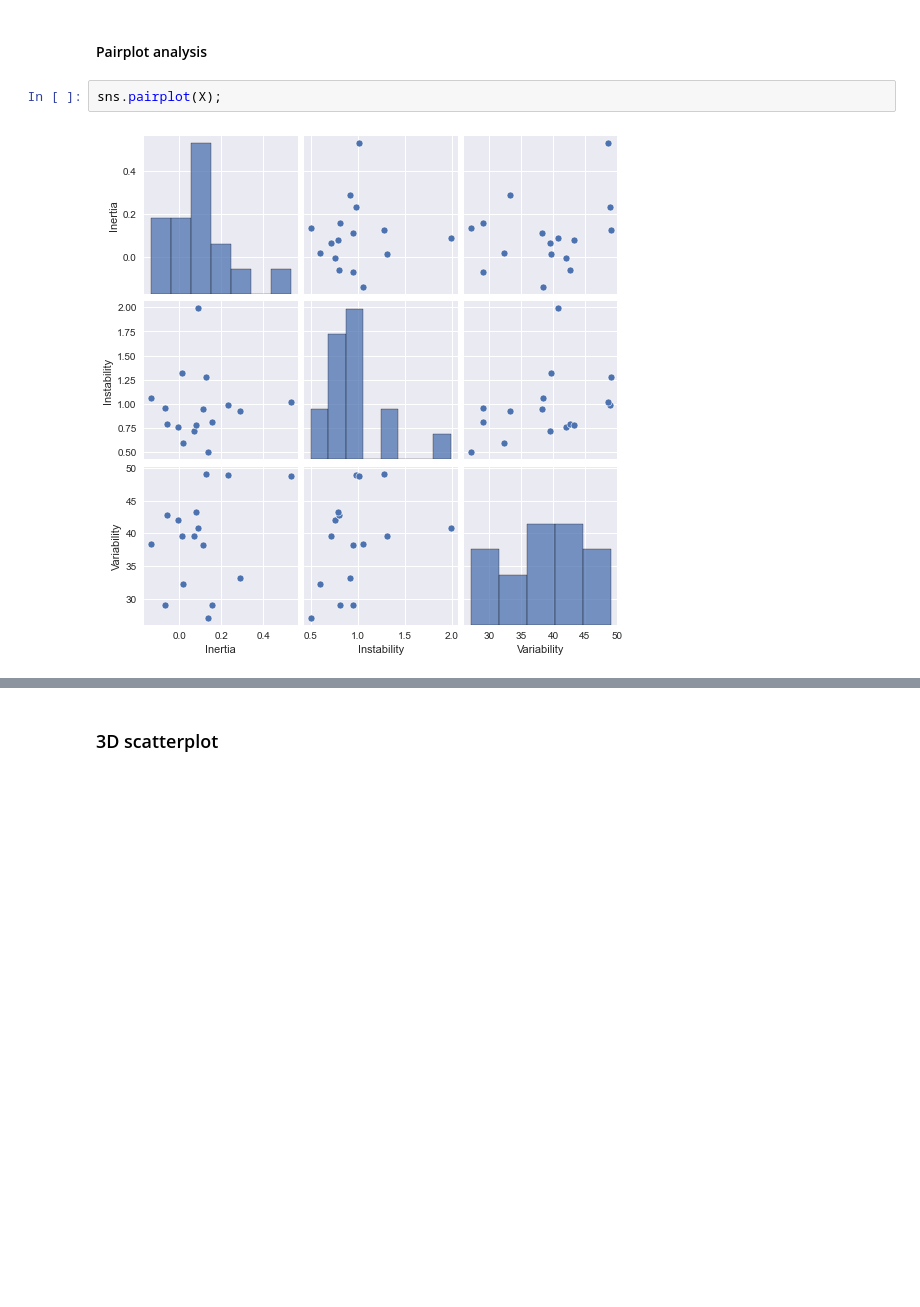
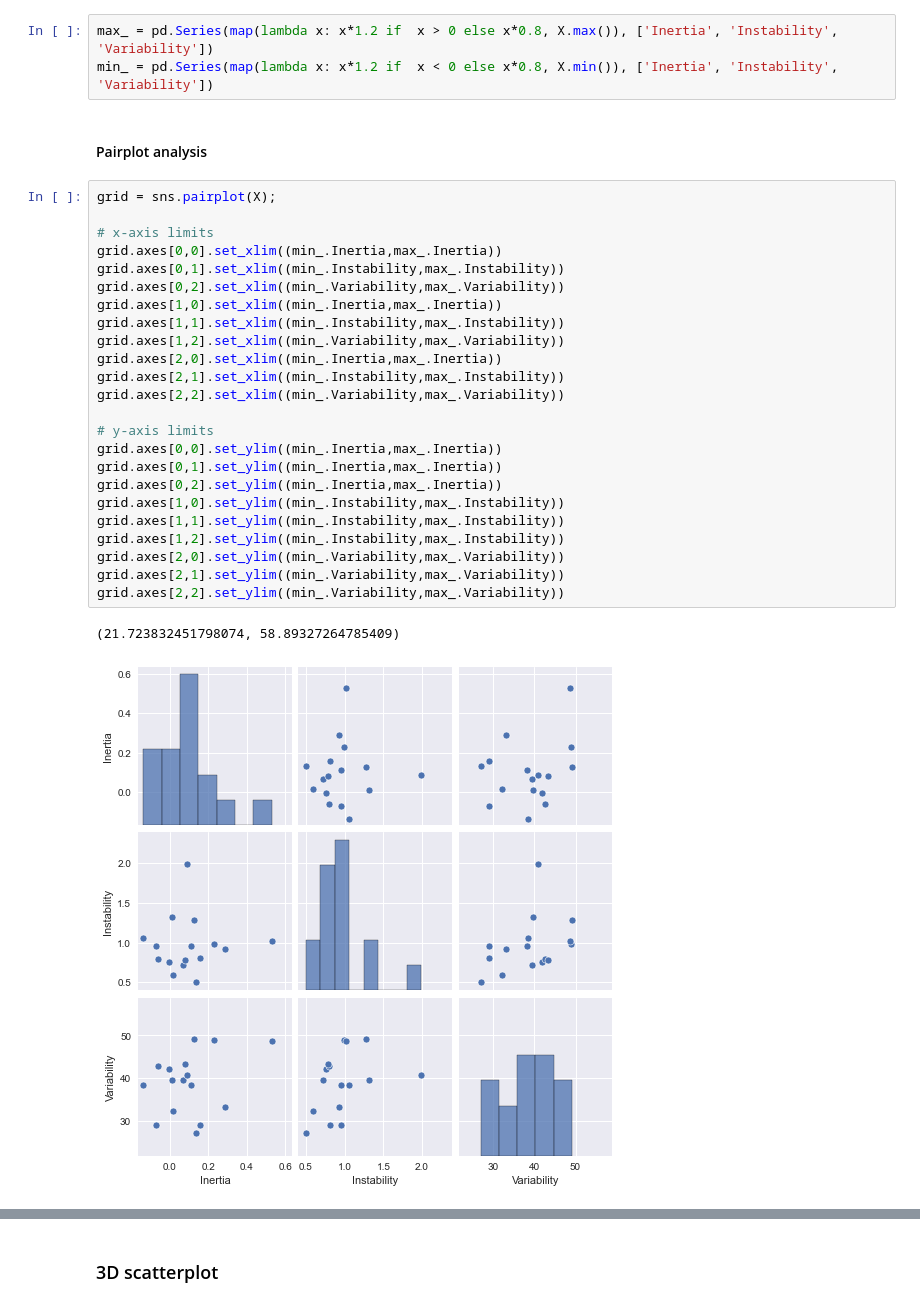
Before and after one commit to rubiarg/emotion-transitions, a Jupyter notebook: _build/jupyter_execute/feeltrace-clustering.ipynb, the cells around one changed output, grey strips where cells are left out. Cells and saved outputs as stored; diff of their text form; blank space fills up the shorter version.

Commit message:
fixed pairplot axes limits

```diff
--- a/_build/jupyter_execute/feeltrace-clustering.ipynb
+++ b/_build/jupyter_execute/feeltrace-clustering.ipynb
@@ -155,6 +140,32 @@ pd.DataFrame(X_scaled, columns={'Inertia', 'Instability', 'Variability'}).head()
+# %%
+max_ = pd.Series(map(lambda x: x*1.2 if  x > 0 else x*0.8, X.max()), ['Inertia', 'Instability', 'Variability'])
+min_ = pd.Series(map(lambda x: x*1.2 if  x < 0 else x*0.8, X.min()), ['Inertia', 'Instability', 'Variability'])
 # %% [markdown]
 #### Pairplot analysis
 # %%
-sns.pairplot(X);
+grid = sns.pairplot(X);
+
+# x-axis limits
+grid.axes[0,0].set_xlim((min_.Inertia,max_.Inertia))
+grid.axes[0,1].set_xlim((min_.Instability,max_.Instability))
+grid.axes[0,2].set_xlim((min_.Variability,max_.Variability))
+grid.axes[1,0].set_xlim((min_.Inertia,max_.Inertia))
+grid.axes[1,1].set_xlim((min_.Instability,max_.Instability))
+grid.axes[1,2].set_xlim((min_.Variability,max_.Variability))
+grid.axes[2,0].set_xlim((min_.Inertia,max_.Inertia))
+grid.axes[2,1].set_xlim((min_.Instability,max_.Instability))
+grid.axes[2,2].set_xlim((min_.Variability,max_.Variability))
+
+# y-axis limits
+grid.axes[0,0].set_ylim((min_.Inertia,max_.Inertia))
+grid.axes[0,1].set_ylim((min_.Inertia,max_.Inertia))
+grid.axes[0,2].set_ylim((min_.Inertia,max_.Inertia))
+grid.axes[1,0].set_ylim((min_.Instability,max_.Instability))
+grid.axes[1,1].set_ylim((min_.Instability,max_.Instability))
+grid.axes[1,2].set_ylim((min_.Instability,max_.Instability))
+grid.axes[2,0].set_ylim((min_.Variability,max_.Variability))
+grid.axes[2,1].set_ylim((min_.Variability,max_.Variability))
+grid.axes[2,2].set_ylim((min_.Variability,max_.Variability))
 # %% [output]
+(21.723832451798074, 58.89327264785409)
-[figure, old version]
+[figure, new version]
```
Also changed, not shown: parts of 10 cells of this notebook, 36 other files.
